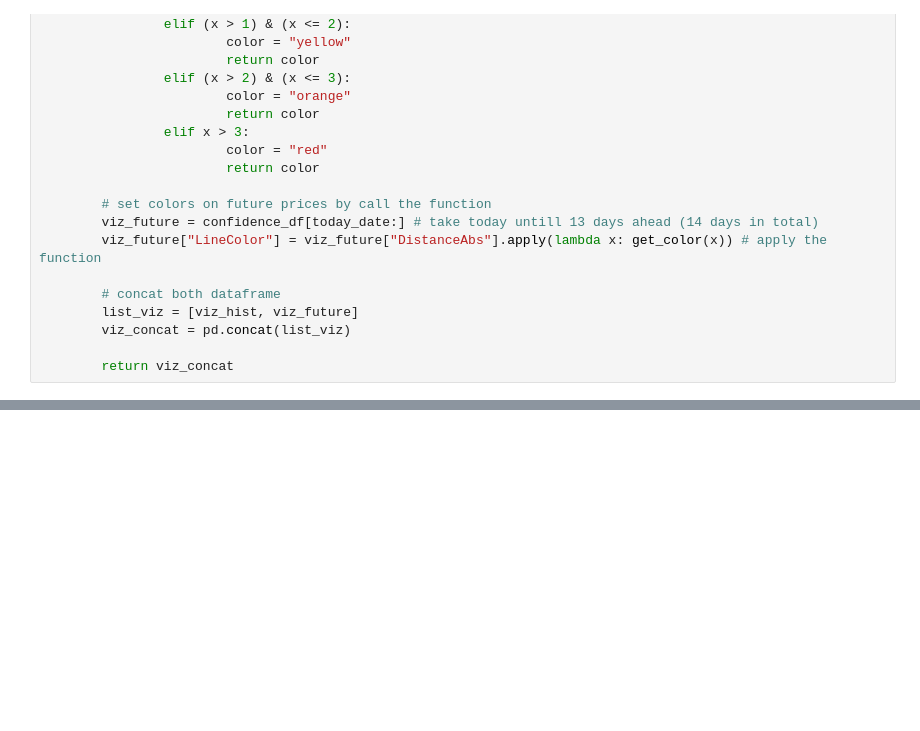
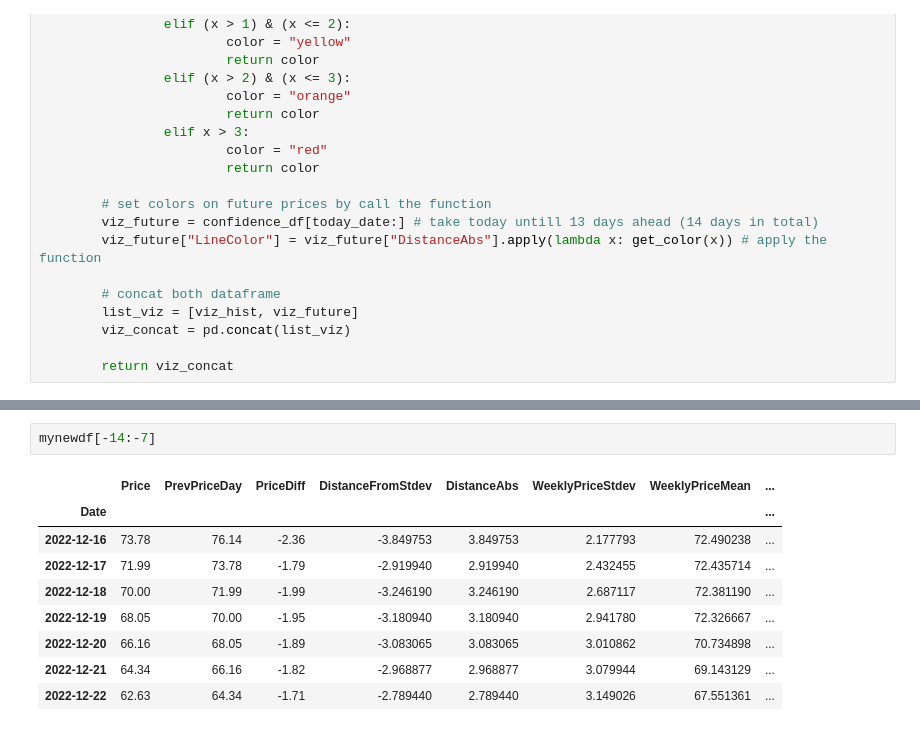
Before and after one commit to datawithalvin/Crude-Oil-Price-Forecasting, a Jupyter notebook: notebooks/build-functions.ipynb, the cells around one changed output, grey strips where cells are left out. Cells and saved outputs as stored; diff of their text form; blank space fills up the shorter version.

```diff
--- a/notebooks/build-functions.ipynb
+++ b/notebooks/build-functions.ipynb
@@ -254,4 +254,16 @@ mynewdf
 7493 rows × 10 columns
+# %%
+mynewdf[-14:-7]
+# %% [output]
+|  | Price | PrevPriceDay | PriceDiff | DistanceFromStdev | DistanceAbs | WeeklyPriceStdev | WeeklyPriceMean | ... |
+| Date |  |  |  |  |  |  |  | ... |
+| 2022-12-16 | 73.78 | 76.14 | -2.36 | -3.849753 | 3.849753 | 2.177793 | 72.490238 | ... |
+| 2022-12-17 | 71.99 | 73.78 | -1.79 | -2.919940 | 2.919940 | 2.432455 | 72.435714 | ... |
+| 2022-12-18 | 70.00 | 71.99 | -1.99 | -3.246190 | 3.246190 | 2.687117 | 72.381190 | ... |
+| 2022-12-19 | 68.05 | 70.00 | -1.95 | -3.180940 | 3.180940 | 2.941780 | 72.326667 | ... |
+| 2022-12-20 | 66.16 | 68.05 | -1.89 | -3.083065 | 3.083065 | 3.010862 | 70.734898 | ... |
+| 2022-12-21 | 64.34 | 66.16 | -1.82 | -2.968877 | 2.968877 | 3.079944 | 69.143129 | ... |
+| 2022-12-22 | 62.63 | 64.34 | -1.71 | -2.789440 | 2.789440 | 3.149026 | 67.551361 | ... |
 # %%
 # green
 fig, ax = plt.subplots()
```
Also changed, not shown: parts of 2 cells of this notebook, 4 other files.
